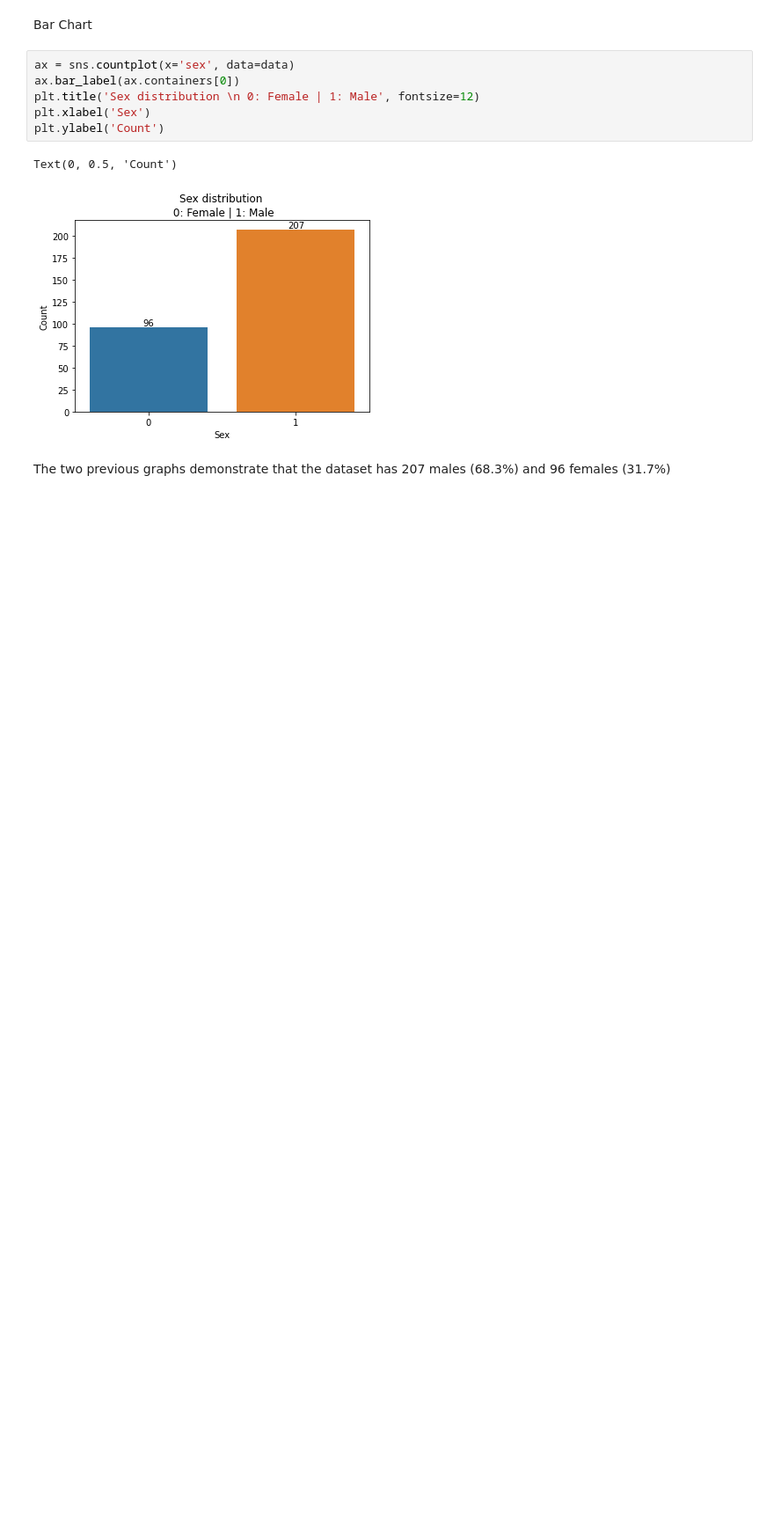
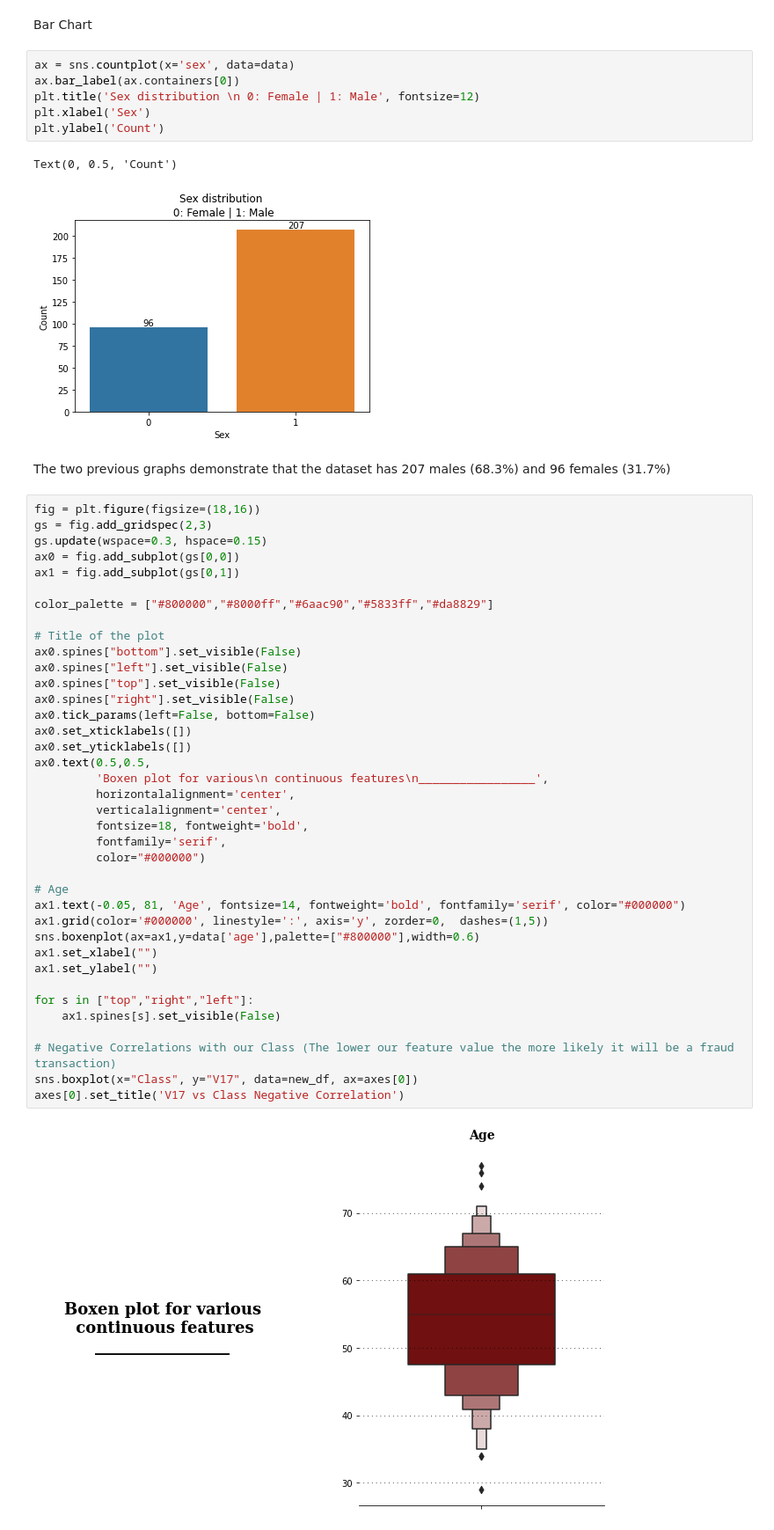
Before and after one commit to joaoreis16/heart_attack_prediction, a Jupyter notebook: code/main.ipynb, the cells around one changed output. Shown: that part at 88% size. Saved outputs shown, nothing was run; the diff lists cells and outputs as text; blank space fills up the shorter version.

```diff
--- a/code/main.ipynb
+++ b/code/main.ipynb
@@ -102,3 +102,43 @@ Text(0, 0.5, 'Count')
 [figure]
 # %% [markdown]
 The two previous graphs demonstrate that the dataset has 207 males (68.3%) and 96 females (31.7%)
+# %%
+fig = plt.figure(figsize=(18,16))
+gs = fig.add_gridspec(2,3)
+gs.update(wspace=0.3, hspace=0.15)
+ax0 = fig.add_subplot(gs[0,0])
+ax1 = fig.add_subplot(gs[0,1])
+
+color_palette = ["#800000","#8000ff","#6aac90","#5833ff","#da8829"]
+
+# Title of the plot
+ax0.spines["bottom"].set_visible(False)
+ax0.spines["left"].set_visible(False)
+ax0.spines["top"].set_visible(False)
+ax0.spines["right"].set_visible(False)
+ax0.tick_params(left=False, bottom=False)
+ax0.set_xticklabels([])
+ax0.set_yticklabels([])
+ax0.text(0.5,0.5,
+         'Boxen plot for various\n continuous features\n_________________',
+         horizontalalignment='center',
+         verticalalignment='center',
+         fontsize=18, fontweight='bold',
+         fontfamily='serif',
+         color="#000000")
+
+# Age
+ax1.text(-0.05, 81, 'Age', fontsize=14, fontweight='bold', fontfamily='serif', color="#000000")
+ax1.grid(color='#000000', linestyle=':', axis='y', zorder=0,  dashes=(1,5))
+sns.boxenplot(ax=ax1,y=data['age'],palette=["#800000"],width=0.6)
+ax1.set_xlabel("")
+ax1.set_ylabel("")
+
+for s in ["top","right","left"]:
+    ax1.spines[s].set_visible(False)
+
+# Negative Correlations with our Class (The lower our feature value the more likely it will be a fraud transaction)
+sns.boxplot(x="Class", y="V17", data=new_df, ax=axes[0])
+axes[0].set_title('V17 vs Class Negative Correlation')
+# %% [output]
+[figure, added]
```
Also changed, not shown: parts of 5 cells of this notebook.
